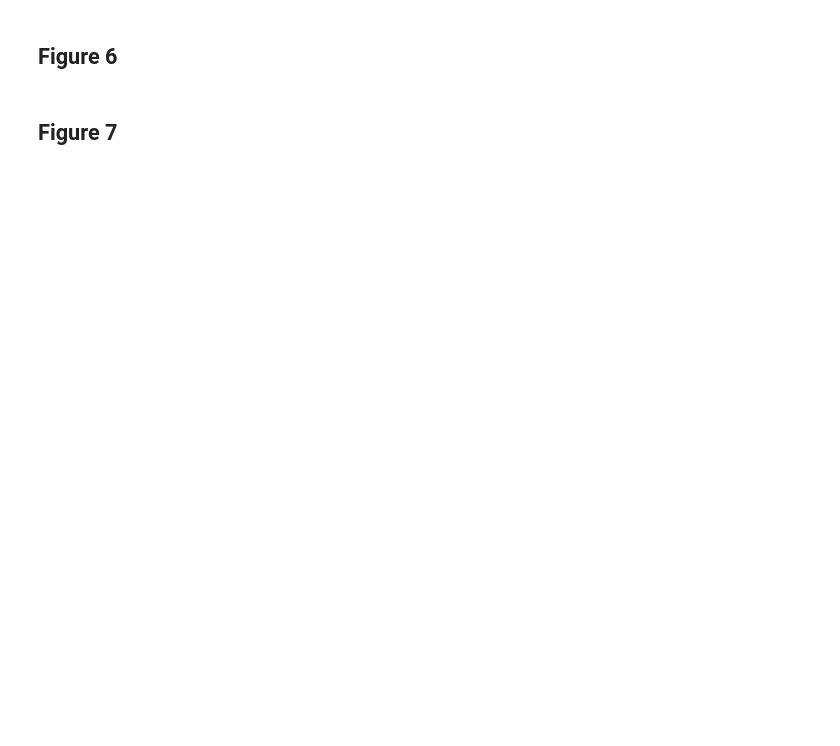
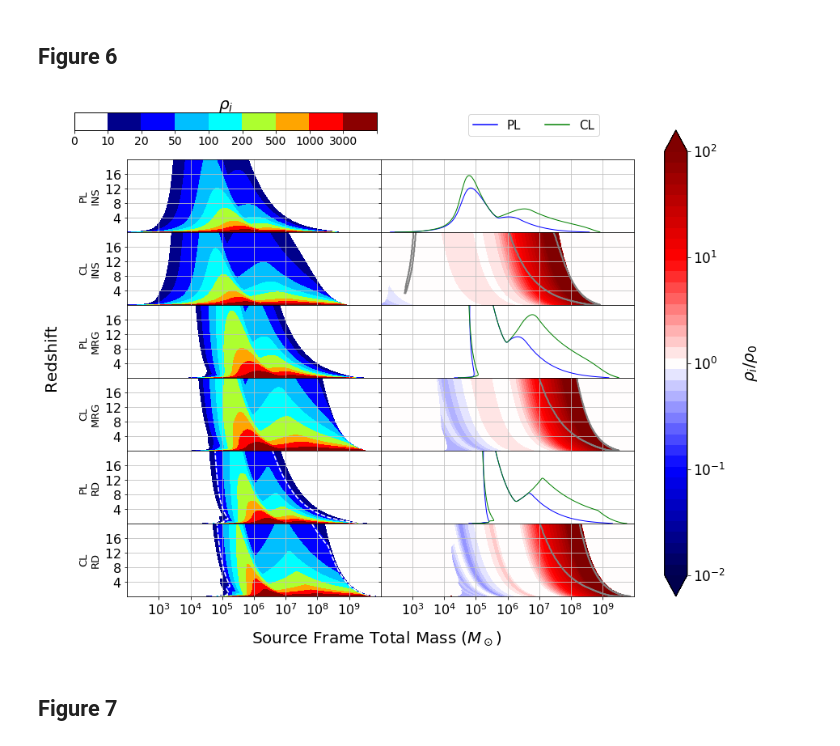
Before and after one commit to mikekatz04/BOWIE, a Jupyter notebook: paper_plots.ipynb, the cells around one changed output. Drawn from its saved outputs; the diff is of its cells as text; code cells hidden in the pictures; blank space fills up the shorter version.

```diff
--- a/paper_plots.ipynb
+++ b/paper_plots.ipynb
@@ -388,10 +395,16 @@ plot_main(figure_5_dict)
 # %%
 figure_6_dict = {
 "general":{
-    "WORKING_DIRECTORY": "paper_data",
+    "WORKING_DIRECTORY": ".",
+
+    "save_figure":True,
+    "output_path": "plot_outputs/phase_comp_wd.pdf",
 
     "SNR_CUT": 5.0,
-    "file_name": "q5_s65_temp.hdf5",
+
+    "file_name": "paper_data/q5_s65.hdf5",
+
+
 
     "x_column_label": "M_s",
     "y_column_label": "z",
@@ -441,7 +454,7 @@ figure_6_dict = {
             {
             "labels": ["PL", "CL"],
             "bbox_to_anchor": [0.32, 1.7],
-            "size":10,
+            "size":15,
             "ncol": 2
             },
         "extra":
@@ -507,33 +520,35 @@ figure_6_dict = {
     "9":{
         "indices": [8, 10],
         "type": "Horizon",
         "extra":
             {
             "snr_contour_value":100
             }
         },
     "10":{
         "file":[
             {"label":"CL_wd_rd"}
             ],
         "type": "Waterfall",
         "label":
             {"ylabel": "CL\nRD","ylabel_fontsize":13},
         "extra":
             {'snr_contour_value': 21.221441}
         },
     "11":{
         "indices": 10,
         "control":
             {"index": 8},
         "type": "Ratio",
         },
     }
 }
 
 
 
 plot_main(figure_6_dict)
+# %% [output]
+[figure, added]
 # %% [markdown]
 ## Figure 7
 # %%
```
Also changed, not shown: parts of 6 cells of this notebook.
